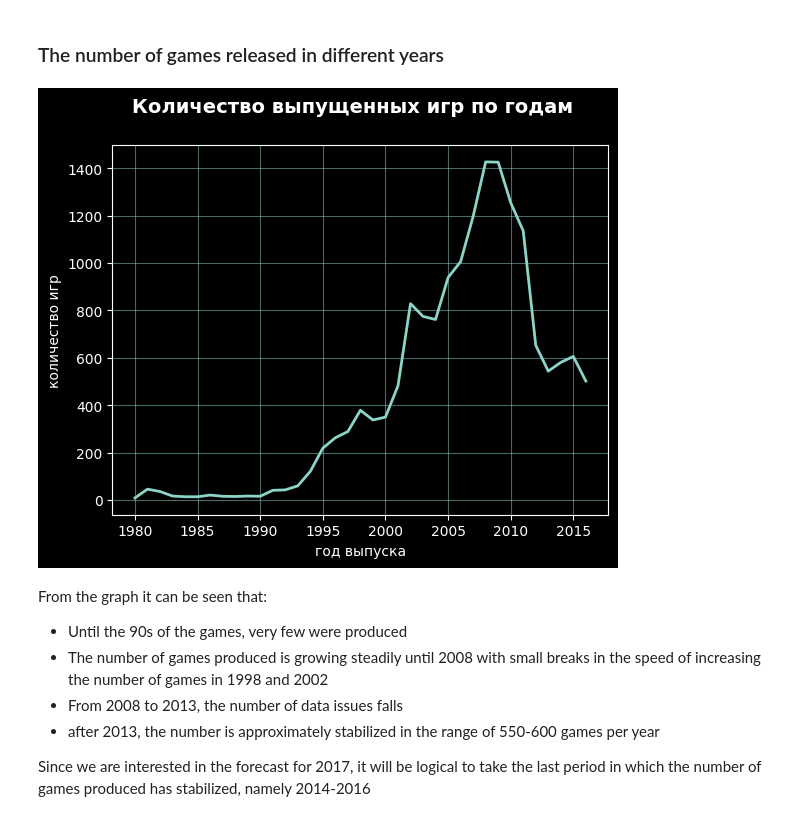
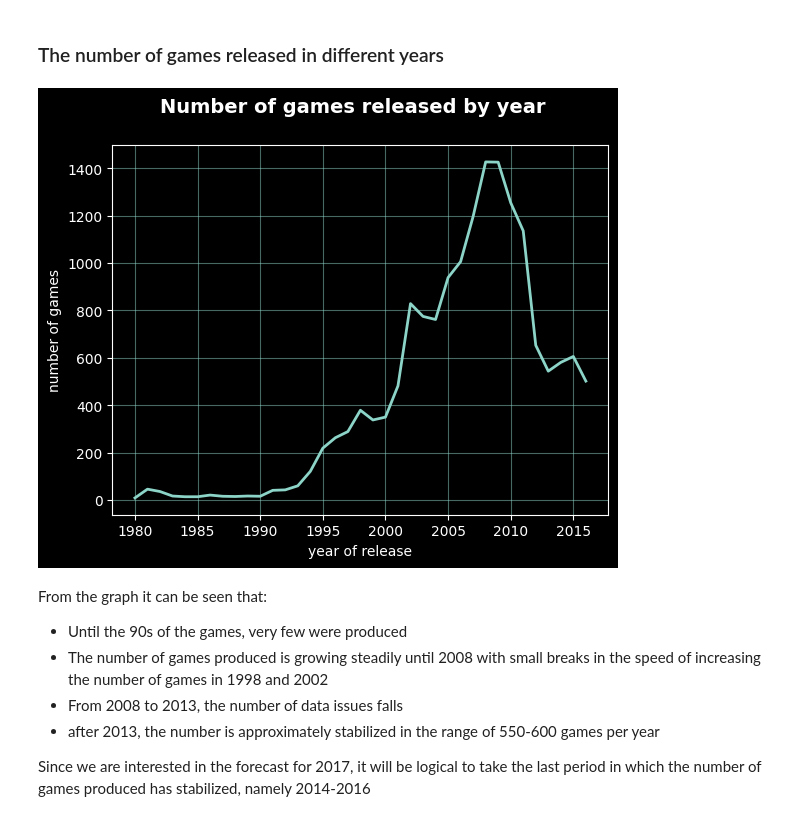
Before and after one commit to PSImera/Yandex.practicum.ds, a Jupyter notebook: Project_sprint_08_sbor1_games/sbor1_games_ENG.ipynb, the cells around one changed output. Drawn from its saved outputs; the diff is of its cells as text; code cells hidden in the pictures.

Commit message:
games

```diff
--- a/Project_sprint_08_sbor1_games/sbor1_games_ENG.ipynb
+++ b/Project_sprint_08_sbor1_games/sbor1_games_ENG.ipynb
@@ -256,17 +256,17 @@ data['sales_total'] = data[['na_sales','eu_sales','jp_sales','other_sales']].sum
 # %%
 games_in_year = data.groupby('year_of_release')['name'].count()
 
 fig = plt.figure()
 ax = fig.add_subplot()
 fig.subplots_adjust()
-fig.suptitle('Количество выпущенных игр по годам', fontsize=14, fontweight='bold')
-ax.set_xlabel('год выпуска')
-ax.set_ylabel('количество игр')
+fig.suptitle('Number of games released by year', fontsize=14, fontweight='bold')
+ax.set_xlabel('year of release')
+ax.set_ylabel('number of games')
 plt.grid(color=(0.55, 0.83, 0.78), alpha=0.5)
 ax.plot(games_in_year, linewidth=2, color=(0.55, 0.83, 0.78))
 plt.show()
 # %% [output]
-[figure, old version]
+[figure, new version]
 # %% [markdown]
 From the graph it can be seen that:
 - Until the 90s of the games, very few were produced
```
Also changed, not shown: parts of 27 cells of this notebook, 1 other file.
